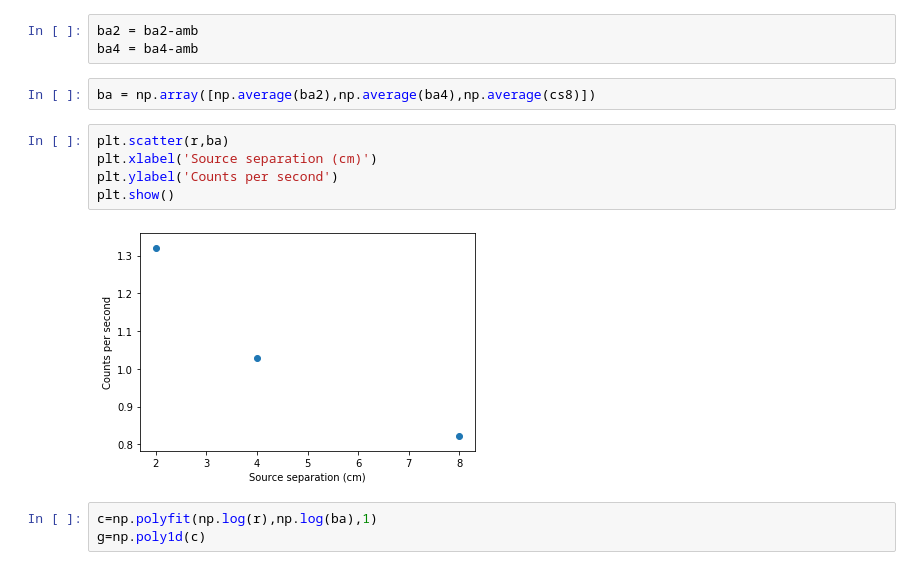
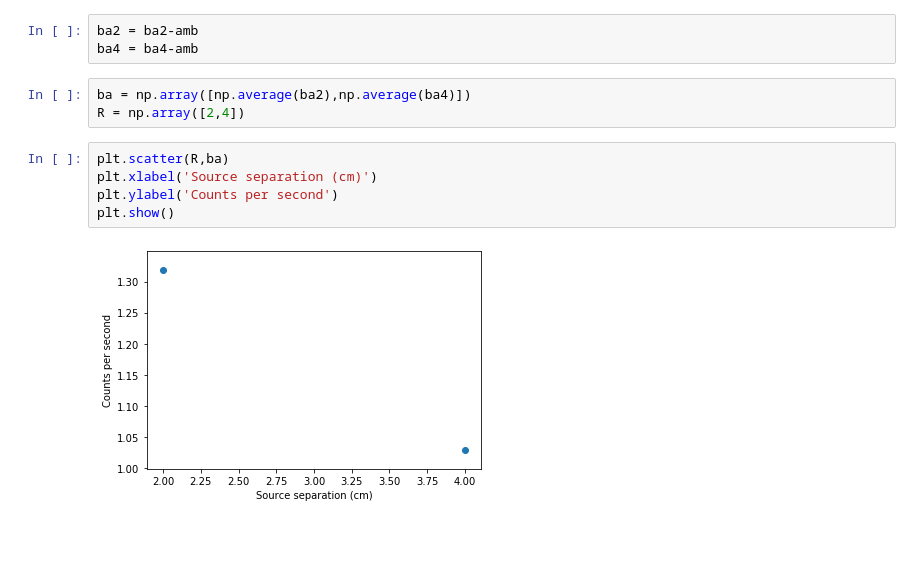
Before and after one commit to Crisoking/modern_physics_20192, a Jupyter notebook: 12_radioactivity/processing.ipynb, the cells around one changed output. Cells and saved outputs as stored; diff of their text form; blank space fills up the shorter version.

```diff
--- a/12_radioactivity/processing.ipynb
+++ b/12_radioactivity/processing.ipynb
@@ -143,14 +153,12 @@ ba4 = ba4/t
 ba2 = ba2-amb
 ba4 = ba4-amb
 # %%
-ba = np.array([np.average(ba2),np.average(ba4),np.average(cs8)])
+ba = np.array([np.average(ba2),np.average(ba4)])
+R = np.array([2,4])
 # %%
-plt.scatter(r,ba)
+plt.scatter(R,ba)
 plt.xlabel('Source separation (cm)')
 plt.ylabel('Counts per second')
 plt.show()
 # %% [output]
-[figure, old version]
+[figure, new version]
-# %%
-c=np.polyfit(np.log(r),np.log(ba),1)
-g=np.poly1d(c)
```
Also changed, not shown: parts of 17 cells of this notebook.
